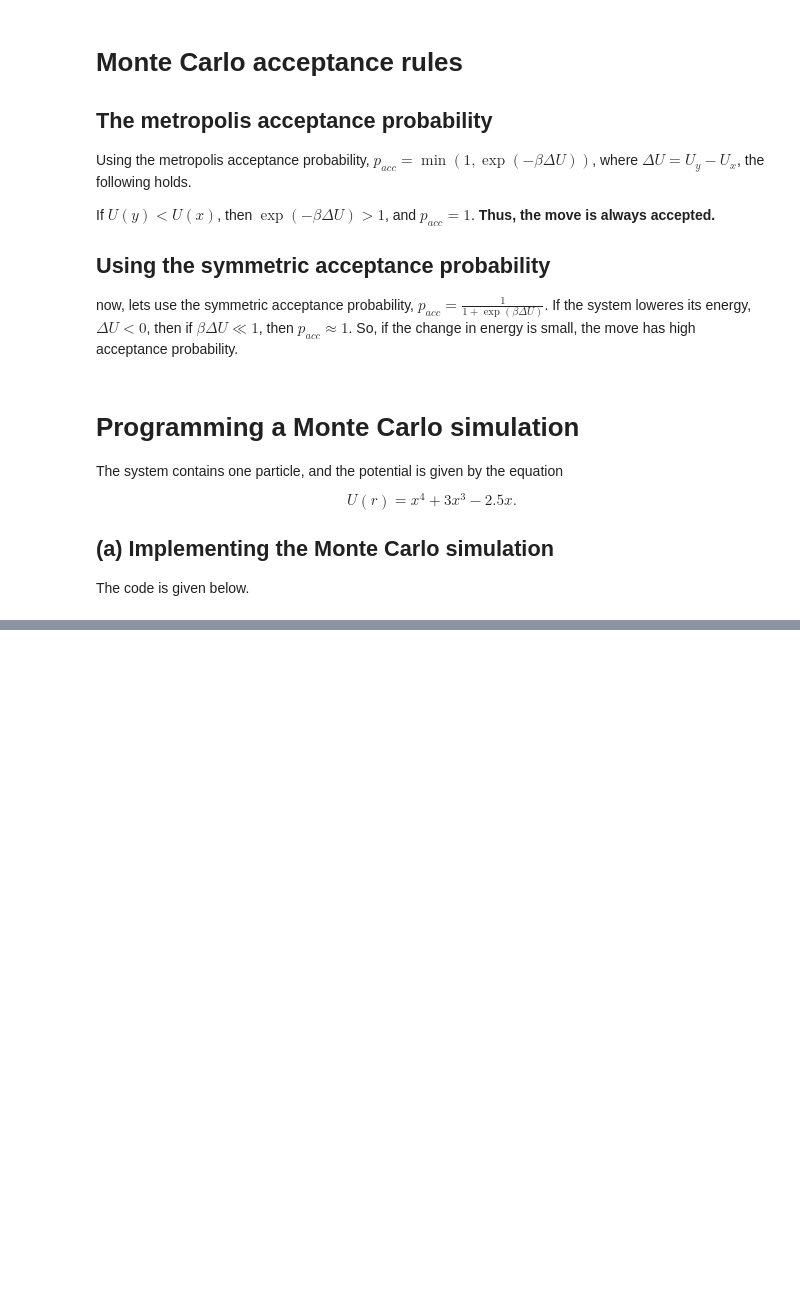
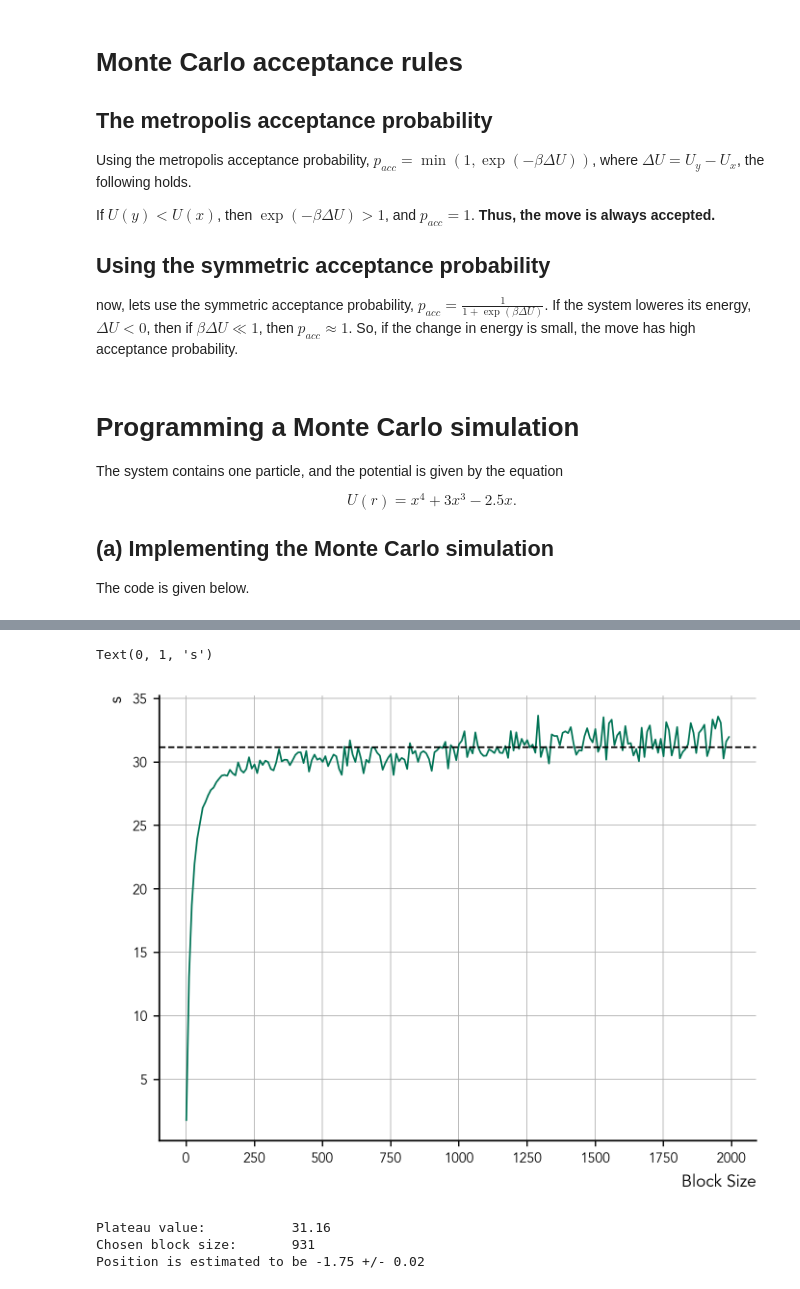
Before and after one commit to Kubiczek36/computational_physics, a Jupyter notebook: exam/exam_dokulil.ipynb, the cells around one changed output, grey strips where cells are left out. Drawn from its saved outputs; the diff is of its cells as text; code cells hidden in the pictures; blank space fills up the shorter version.

```diff
--- a/exam/exam_dokulil.ipynb
+++ b/exam/exam_dokulil.ipynb
@@ -116,0 +132,56 @@ there is full Hamiltonian of the system -- it is just __one particle__.
+# %%
+def block_average(sample, block_sizes):
+    """Returns variances of block means for different block sizes."""
+
+    variances = []
+
+    for size in block_sizes:
+
+        n_blocks = int(np.floor(len(sample) / size))
+
+        block_averages = []
+
+        for i in range(n_blocks):
+            block = sample[i * size : (i+1) * size]
+            block_averages.append(np.average(block))
+
+        variances.append(np.var(block_averages))
+
+    return variances
+
+acc_pos_var_correlated = np.var(accepted_positions)
+
+block_sizes = np.arange(1,2000,10)
+
+# average samples 500 to 2000
+get_plateau = block_sizes * block_variances/acc_pos_var_correlated
+plateau_avg = np.mean(get_plateau[50:])
+# Block averaging
+block_variances = block_average(accepted_positions, block_sizes)
+
+plt.plot(block_sizes, get_plateau, label="Block Averaging")
+
+# Mark plateau value
+plt.axhline(plateau_avg, color="0", ls = "--")
+
+plt.xlabel("Block Size")
+plt.ylabel("s")
+# %% [output]
+Text(0, 1, 's')
+[figure, added]
+# %%
+block_size = block_sizes[np.abs(get_plateau - plateau_avg).argmin()]
+
+print(f"Plateau value: \t\t {plateau_avg:.2f}")
+print(f"Chosen block size: \t {block_size}")
+
+acc_pos_std_corrected = np.sqrt(acc_pos_var_correlated /  len(accepted_positions) * block_size)
+
+print(f"Position is estimated to be {estimated_position:.2f} +/- {acc_pos_std_corrected:.2f}")
+
+est_1 = estimated_position
+est_1_err = acc_pos_std_corrected
+# %% [output]
+Plateau value:           31.16
+Chosen block size:       931
+Position is estimated to be -1.75 +/- 0.02
```
Also changed, not shown: parts of 21 cells of this notebook.
